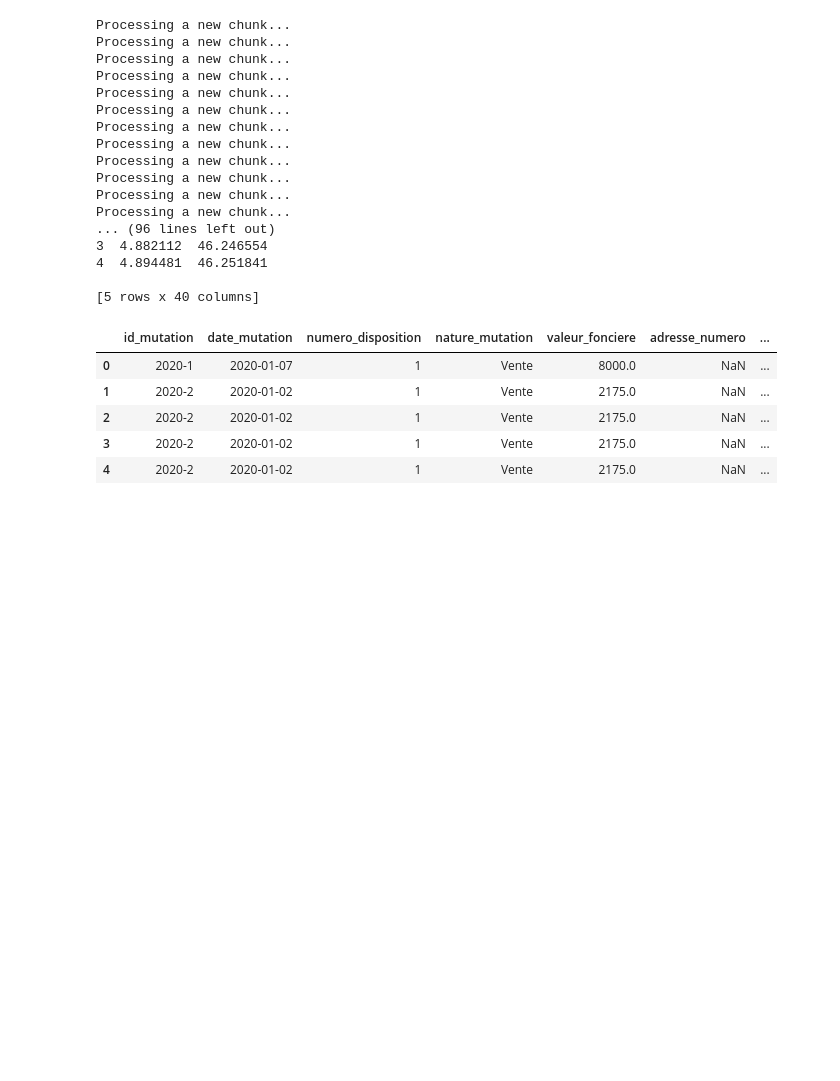
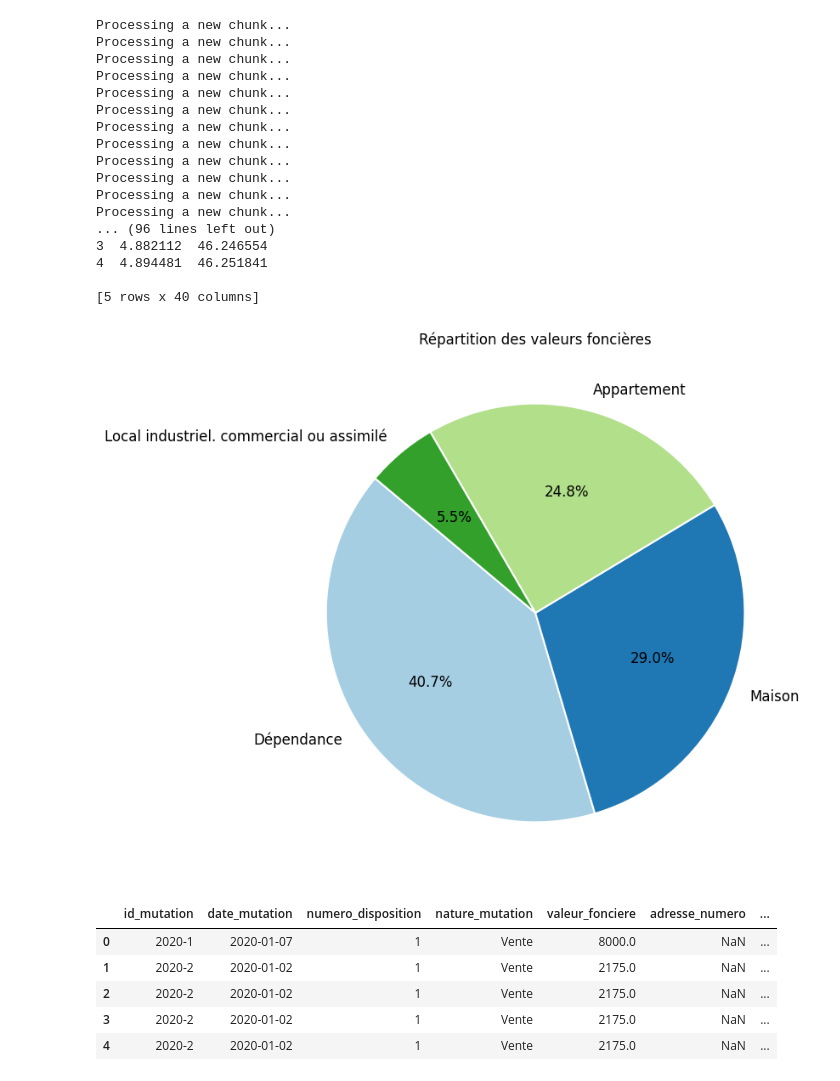
Before and after one commit to Pokemax28/Project-DATA-SCIENCE-INVESTMENT-, a Jupyter notebook: clean_data_extract.ipynb, the cells around one changed output. Saved outputs shown, nothing was run; the diff lists cells and outputs as text; code cells hidden in the pictures; blank space fills up the shorter version.

```diff
--- a/clean_data_extract.ipynb
+++ b/clean_data_extract.ipynb
@@ -111,6 +111,24 @@ Processing a new chunk...
 4  4.894481  46.251841
 
 [5 rows x 40 columns]
+# %%
+# Camembert sur la répartition des valeurs foncières
+valeur_fonciere_counts = df['type_local'].value_counts()
+couleurs = plt.cm.Paired.colors
+plt.figure(figsize=(8, 8))
+plt.pie(
+    valeur_fonciere_counts,
+    labels=valeur_fonciere_counts.index,
+    autopct='%1.1f%%',
+    startangle=140,
+    colors=couleurs,
+    wedgeprops={'edgecolor': 'white', 'linewidth': 1.5},
+    textprops={'fontsize': 12}
+)
+plt.title('Répartition des valeurs foncières', fontsize=16, fontweight='bold', pad=20)
+plt.show()
+# %% [output]
+[figure, added]
 # %%
 df.head(5)
 # %% [output]
```
Also changed, not shown: parts of 7 cells of this notebook.
